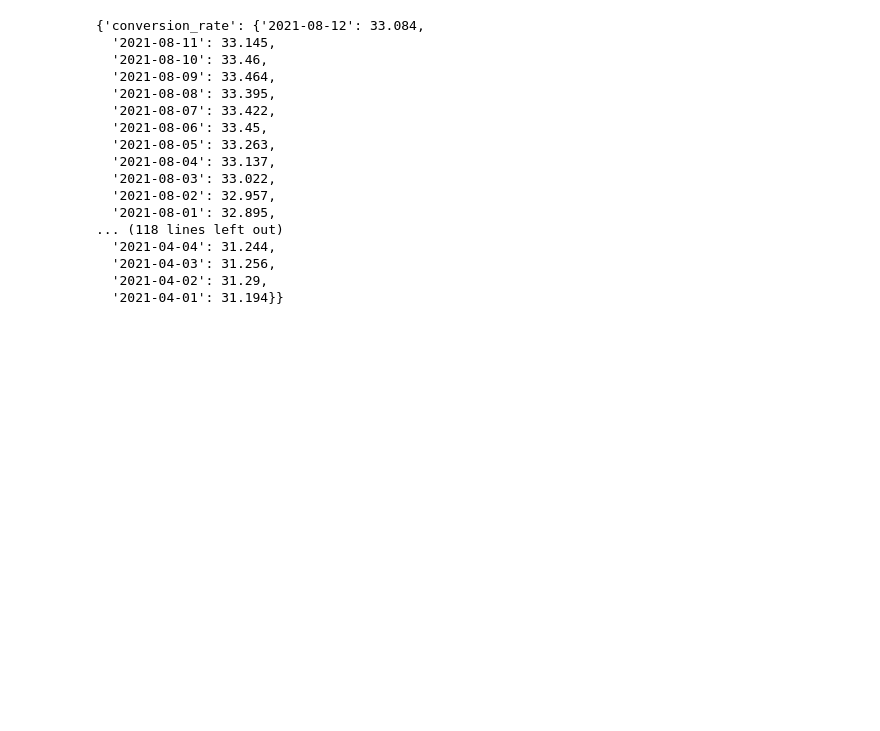
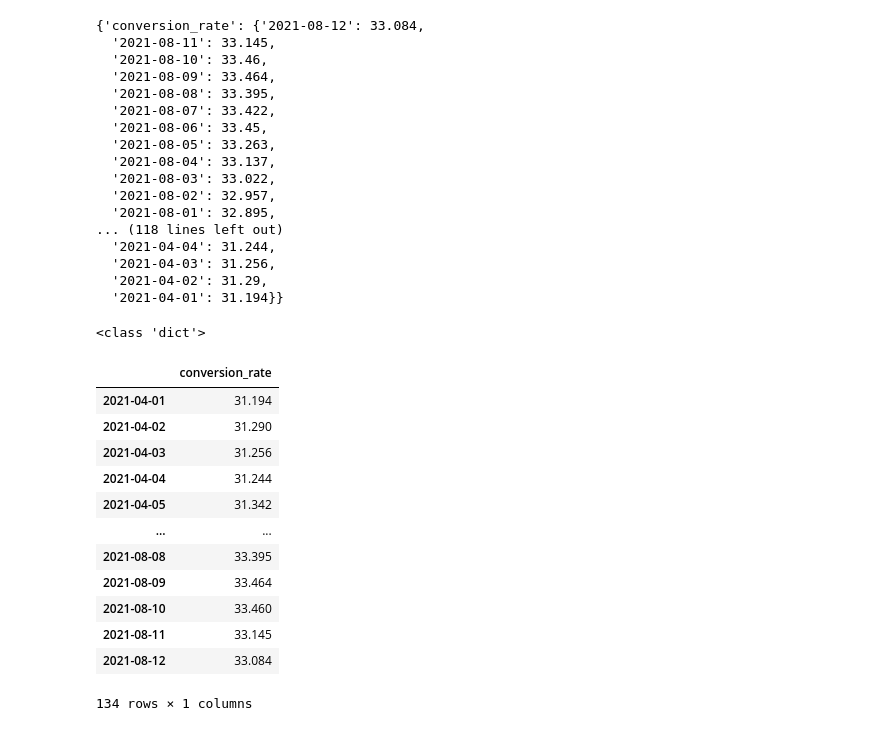
Before and after one commit to songpol27/Data-Collection-Form-SQL-API_R2D_1, a Jupyter notebook: Main.ipynb, the cells around one changed output. Saved outputs shown, nothing was run; the diff lists cells and outputs as text; code cells hidden in the pictures; blank space fills up the shorter version.

Commit message:
Conversion_rate_to_dataframe

```diff
--- a/Main.ipynb
+++ b/Main.ipynb
@@ -139,3 +139,28 @@ result_conversion_rate
   '2021-04-03': 31.256,
   '2021-04-02': 31.29,
   '2021-04-01': 31.194}}
+# %%
+#check Type of Conversion_rate data
+print(type(result_conversion_rate))
+assert isinstance(result_conversion_rate, dict)
+# %% [output]
+<class 'dict'>
+# %%
+# covert to Dataframe
+conversion_rate = pd.DataFrame(result_conversion_rate)
+# %%
+conversion_rate
+# %% [output]
+|  | conversion_rate |
+| 2021-04-01 | 31.194 |
+| 2021-04-02 | 31.290 |
+| 2021-04-03 | 31.256 |
+| 2021-04-04 | 31.244 |
+| 2021-04-05 | 31.342 |
+| ... | ... |
+| 2021-08-08 | 33.395 |
+| 2021-08-09 | 33.464 |
+| 2021-08-10 | 33.460 |
+| 2021-08-11 | 33.145 |
+| 2021-08-12 | 33.084 |
+134 rows × 1 columns
```
